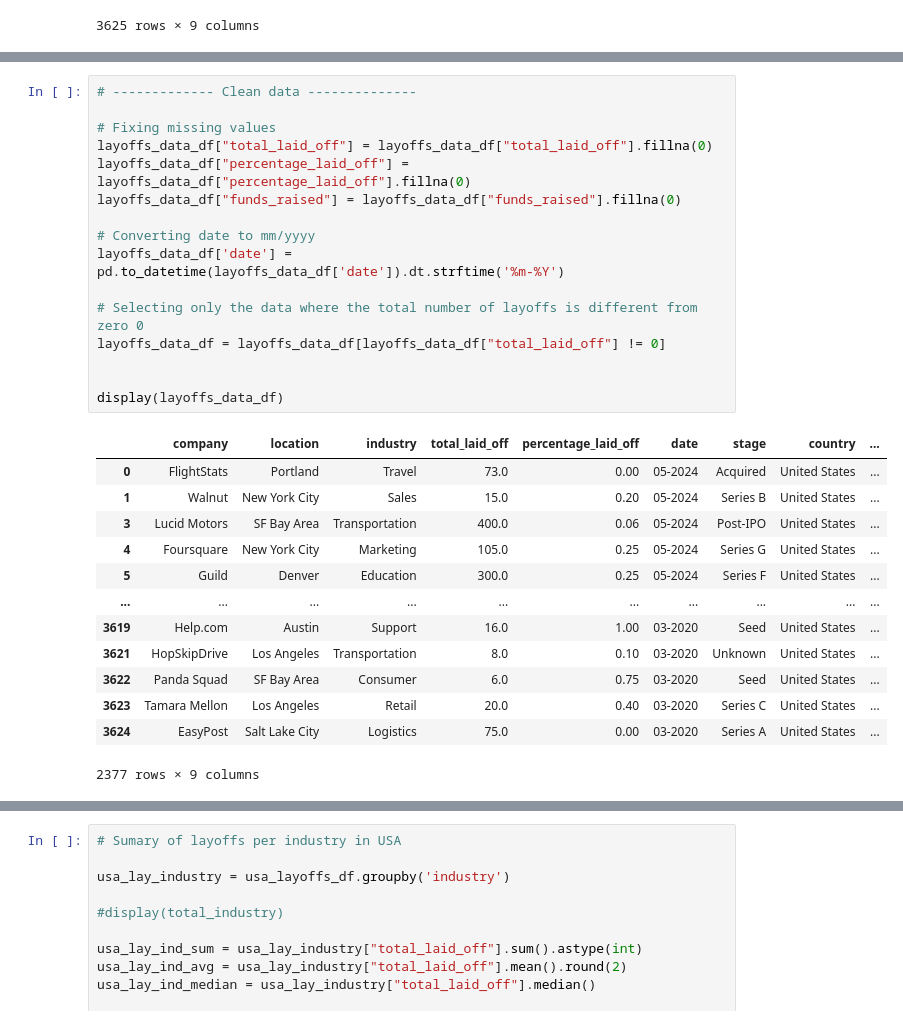
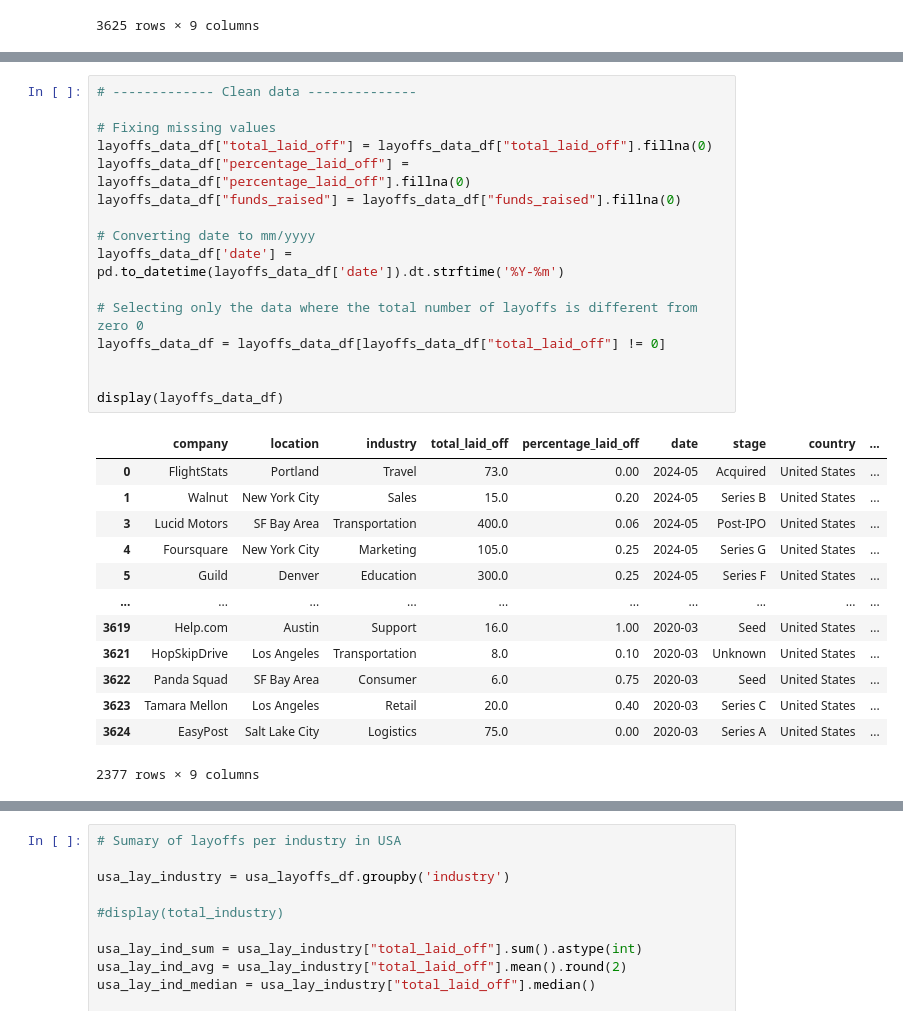
Before and after one commit to ocarolinne/ucb-data-project1, a Jupyter notebook: layoff_analysis.ipynb, the cells around one changed output, grey strips where cells are left out. Saved outputs shown, nothing was run; the diff lists cells and outputs as text.

```diff
--- a/layoff_analysis.ipynb
+++ b/layoff_analysis.ipynb
@@ -53,32 +68,32 @@ memory usage: 255.0+ KB
 # %%
 # ------------- Clean data --------------
 
 # Fixing missing values
 layoffs_data_df["total_laid_off"] = layoffs_data_df["total_laid_off"].fillna(0)
 layoffs_data_df["percentage_laid_off"] = layoffs_data_df["percentage_laid_off"].fillna(0)
 layoffs_data_df["funds_raised"] = layoffs_data_df["funds_raised"].fillna(0)
 
 # Converting date to mm/yyyy
-layoffs_data_df['date'] = pd.to_datetime(layoffs_data_df['date']).dt.strftime('%m-%Y')
+layoffs_data_df['date'] = pd.to_datetime(layoffs_data_df['date']).dt.strftime('%Y-%m')
 
 # Selecting only the data where the total number of layoffs is different from zero 0
 layoffs_data_df = layoffs_data_df[layoffs_data_df["total_laid_off"] != 0]
 
 
 display(layoffs_data_df)
 # %% [output]
 |  | company | location | industry | total_laid_off | percentage_laid_off | date | stage | country | ... |
-| 0 | FlightStats | Portland | Travel | 73.0 | 0.00 | 05-2024 | Acquired | United States | ... |
-| 1 | Walnut | New York City | Sales | 15.0 | 0.20 | 05-2024 | Series B | United States | ... |
-| 3 | Lucid Motors | SF Bay Area | Transportation | 400.0 | 0.06 | 05-2024 | Post-IPO | United States | ... |
-| 4 | Foursquare | New York City | Marketing | 105.0 | 0.25 | 05-2024 | Series G | United States | ... |
-| 5 | Guild | Denver | Education | 300.0 | 0.25 | 05-2024 | Series F | United States | ... |
+| 0 | FlightStats | Portland | Travel | 73.0 | 0.00 | 2024-05 | Acquired | United States | ... |
+| 1 | Walnut | New York City | Sales | 15.0 | 0.20 | 2024-05 | Series B | United States | ... |
+| 3 | Lucid Motors | SF Bay Area | Transportation | 400.0 | 0.06 | 2024-05 | Post-IPO | United States | ... |
+| 4 | Foursquare | New York City | Marketing | 105.0 | 0.25 | 2024-05 | Series G | United States | ... |
+| 5 | Guild | Denver | Education | 300.0 | 0.25 | 2024-05 | Series F | United States | ... |
 | ... | ... | ... | ... | ... | ... | ... | ... | ... | ... |
-| 3619 | Help.com | Austin | Support | 16.0 | 1.00 | 03-2020 | Seed | United States | ... |
-| 3621 | HopSkipDrive | Los Angeles | Transportation | 8.0 | 0.10 | 03-2020 | Unknown | United States | ... |
-| 3622 | Panda Squad | SF Bay Area | Consumer | 6.0 | 0.75 | 03-2020 | Seed | United States | ... |
-| 3623 | Tamara Mellon | Los Angeles | Retail | 20.0 | 0.40 | 03-2020 | Series C | United States | ... |
-| 3624 | EasyPost | Salt Lake City | Logistics | 75.0 | 0.00 | 03-2020 | Series A | United States | ... |
+| 3619 | Help.com | Austin | Support | 16.0 | 1.00 | 2020-03 | Seed | United States | ... |
+| 3621 | HopSkipDrive | Los Angeles | Transportation | 8.0 | 0.10 | 2020-03 | Unknown | United States | ... |
+| 3622 | Panda Squad | SF Bay Area | Consumer | 6.0 | 0.75 | 2020-03 | Seed | United States | ... |
+| 3623 | Tamara Mellon | Los Angeles | Retail | 20.0 | 0.40 | 2020-03 | Series C | United States | ... |
+| 3624 | EasyPost | Salt Lake City | Logistics | 75.0 | 0.00 | 2020-03 | Series A | United States | ... |
 2377 rows × 9 columns
 # %%
 #  Select only the United States
```
Also changed, not shown: parts of 18 cells of this notebook.
